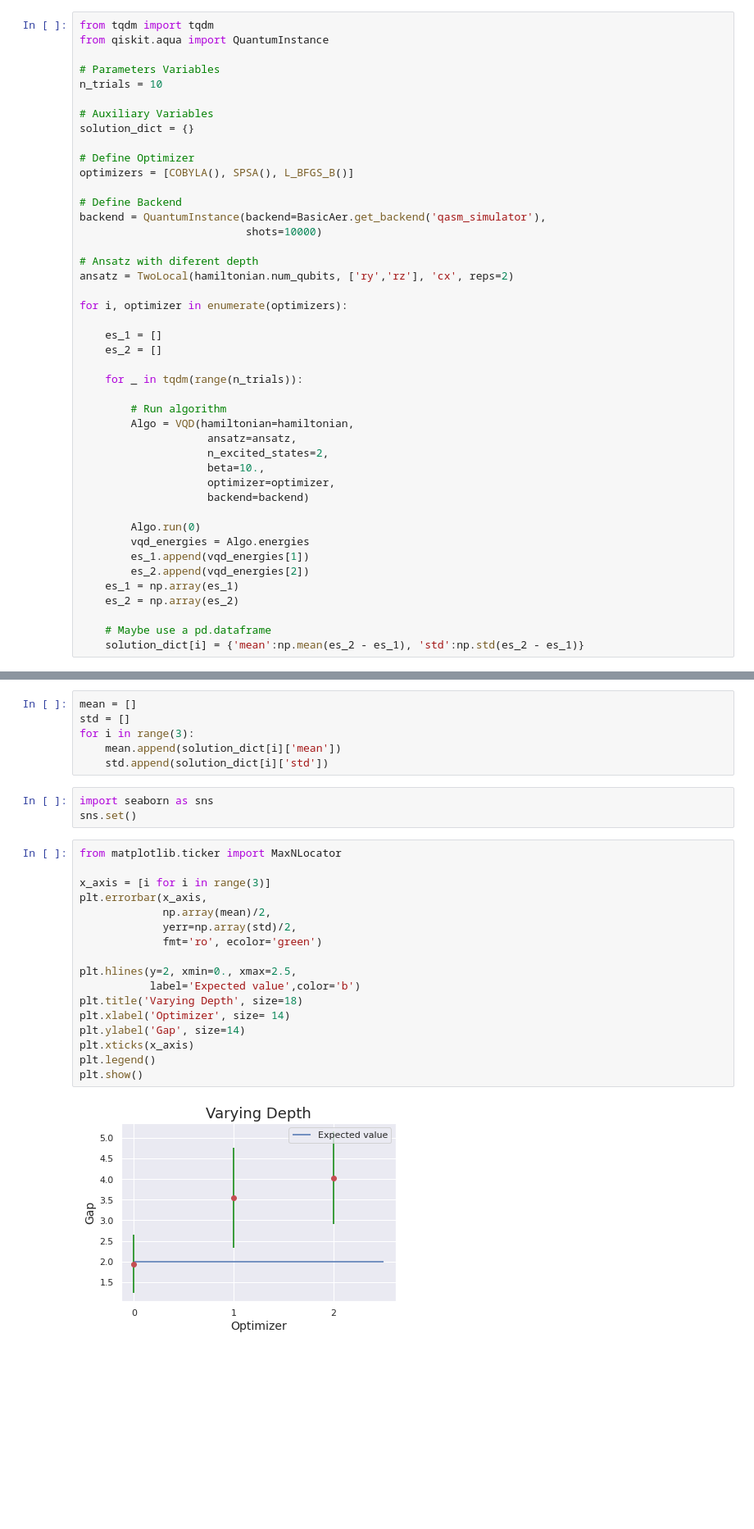
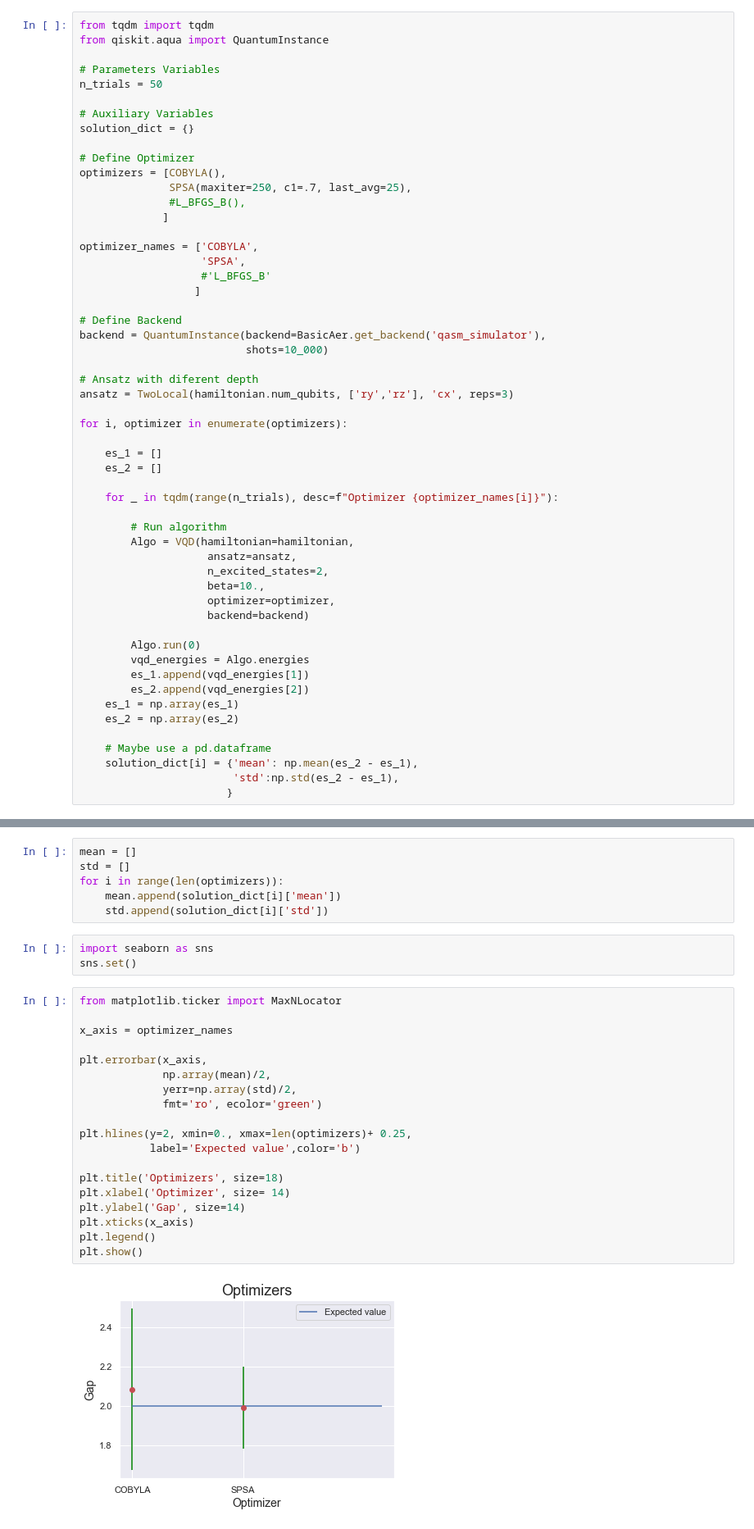
Before and after one commit to nahumsa/volta, a Jupyter notebook: Notebooks/BCS/03-Optimizers.ipynb, the cells around one changed output, grey strips where cells are left out. Shown: that part at 82% size. Saved outputs shown, nothing was run; the diff lists cells and outputs as text; blank space fills up the shorter version.

```diff
--- a/Notebooks/BCS/03-Optimizers.ipynb
+++ b/Notebooks/BCS/03-Optimizers.ipynb
@@ -70,27 +70,35 @@ from tqdm import tqdm
 from qiskit.aqua import QuantumInstance
 
 # Parameters Variables
-n_trials = 10
+n_trials = 50
 
 # Auxiliary Variables
 solution_dict = {}
 
 # Define Optimizer
-optimizers = [COBYLA(), SPSA(), L_BFGS_B()]
+optimizers = [COBYLA(),
+              SPSA(maxiter=250, c1=.7, last_avg=25),
+              #L_BFGS_B(),
+             ]
+
+optimizer_names = ['COBYLA',
+                   'SPSA',
+                   #'L_BFGS_B'
+                  ]
 
 # Define Backend
 backend = QuantumInstance(backend=BasicAer.get_backend('qasm_simulator'),
-                          shots=10000)
+                          shots=10_000)
 
 # Ansatz with diferent depth
-ansatz = TwoLocal(hamiltonian.num_qubits, ['ry','rz'], 'cx', reps=2)
+ansatz = TwoLocal(hamiltonian.num_qubits, ['ry','rz'], 'cx', reps=3)
 
 for i, optimizer in enumerate(optimizers):
 
     es_1 = []
     es_2 = []
 
-    for _ in tqdm(range(n_trials)):
+    for _ in tqdm(range(n_trials), desc=f"Optimizer {optimizer_names[i]}"):
 
         # Run algorithm
         Algo = VQD(hamiltonian=hamiltonian,
@@ -108,7 +116,9 @@ for i, optimizer in enumerate(optimizers):
     es_2 = np.array(es_2)
 
     # Maybe use a pd.dataframe
-    solution_dict[i] = {'mean':np.mean(es_2 - es_1), 'std':np.std(es_2 - es_1)}
+    solution_dict[i] = {'mean': np.mean(es_2 - es_1),
+                        'std':np.std(es_2 - es_1),
+                       }
 # %%
 solution_dict
 # %% [output]
@@ -118,7 +127,7 @@ solution_dict
 # %%
 mean = []
 std = []
-for i in range(3):
+for i in range(len(optimizers)):
     mean.append(solution_dict[i]['mean'])
     std.append(solution_dict[i]['std'])
 # %%
@@ -127,19 +136,21 @@ sns.set()
 # %%
 from matplotlib.ticker import MaxNLocator
 
-x_axis = [i for i in range(3)]
+x_axis = optimizer_names
+
 plt.errorbar(x_axis,
              np.array(mean)/2,
              yerr=np.array(std)/2,
              fmt='ro', ecolor='green')
 
-plt.hlines(y=2, xmin=0., xmax=2.5,
+plt.hlines(y=2, xmin=0., xmax=len(optimizers)+ 0.25,
            label='Expected value',color='b')
-plt.title('Varying Depth', size=18)
+
+plt.title('Optimizers', size=18)
 plt.xlabel('Optimizer', size= 14)
 plt.ylabel('Gap', size=14)
 plt.xticks(x_axis)
 plt.legend()
 plt.show()
 # %% [output]
-[figure, old version]
+[figure, new version]
```
Also changed, not shown: parts of 1 cell of this notebook, 4 other files.
